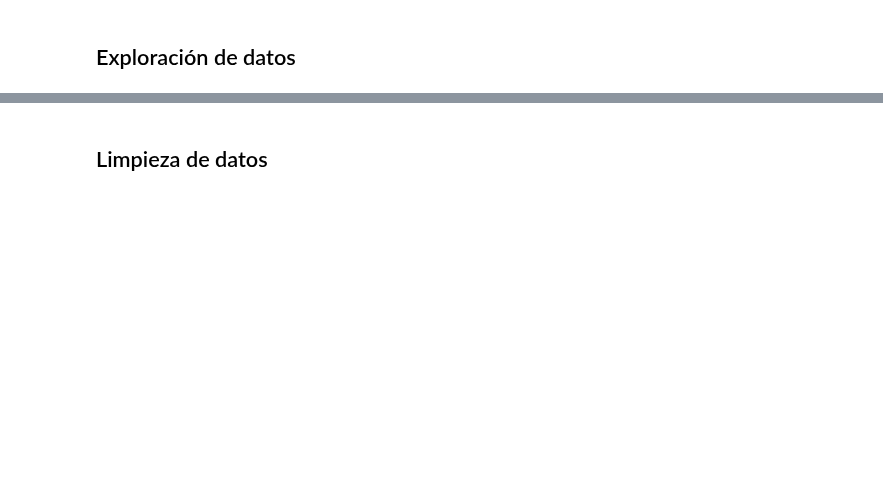
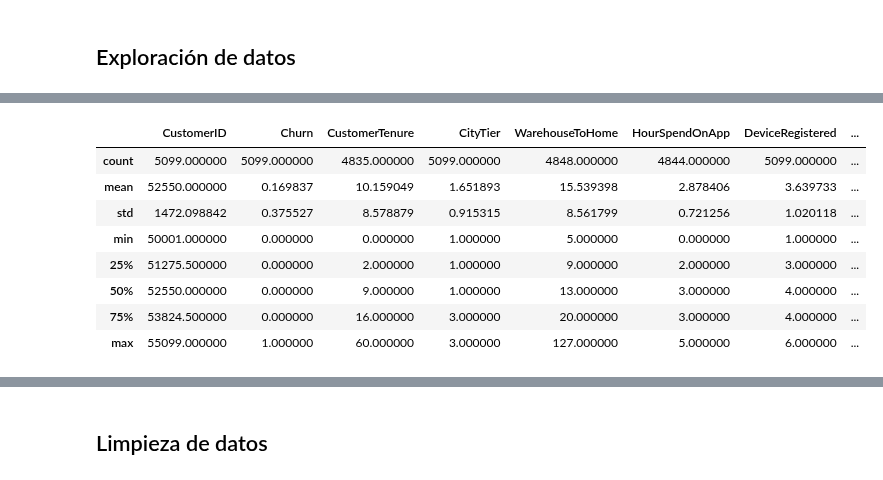
Before and after one commit to LuiosDyet/dh-ds-pi-1, a Jupyter notebook: TP3/TP3.ipynb, the cells around one changed output, grey strips where cells are left out. Drawn from its saved outputs; the diff is of its cells as text; code cells hidden in the pictures; blank space fills up the shorter version.

```diff
--- a/TP3/TP3.ipynb
+++ b/TP3/TP3.ipynb
@@ -8,0 +82,12 @@
+# %%
+data.describe()
+# %% [output]
+|  | CustomerID | Churn | CustomerTenure | CityTier | WarehouseToHome | HourSpendOnApp | DeviceRegistered | ... |
+| count | 5099.000000 | 5099.000000 | 4835.000000 | 5099.000000 | 4848.000000 | 4844.000000 | 5099.000000 | ... |
+| mean | 52550.000000 | 0.169837 | 10.159049 | 1.651893 | 15.539398 | 2.878406 | 3.639733 | ... |
+| std | 1472.098842 | 0.375527 | 8.578879 | 0.915315 | 8.561799 | 0.721256 | 1.020118 | ... |
+| min | 50001.000000 | 0.000000 | 0.000000 | 1.000000 | 5.000000 | 0.000000 | 1.000000 | ... |
+| 25% | 51275.500000 | 0.000000 | 2.000000 | 1.000000 | 9.000000 | 2.000000 | 3.000000 | ... |
+| 50% | 52550.000000 | 0.000000 | 9.000000 | 1.000000 | 13.000000 | 3.000000 | 4.000000 | ... |
+| 75% | 53824.500000 | 0.000000 | 16.000000 | 3.000000 | 20.000000 | 3.000000 | 4.000000 | ... |
+| max | 55099.000000 | 1.000000 | 60.000000 | 3.000000 | 127.000000 | 5.000000 | 6.000000 | ... |
```
Also changed, not shown: parts of 13 cells of this notebook.
